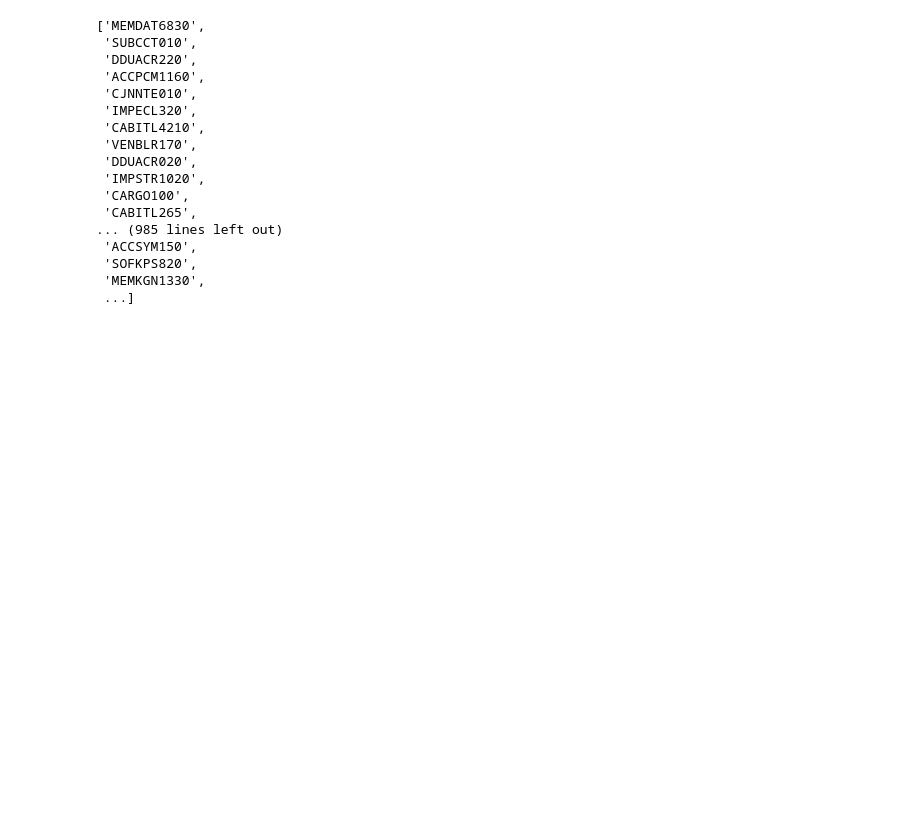
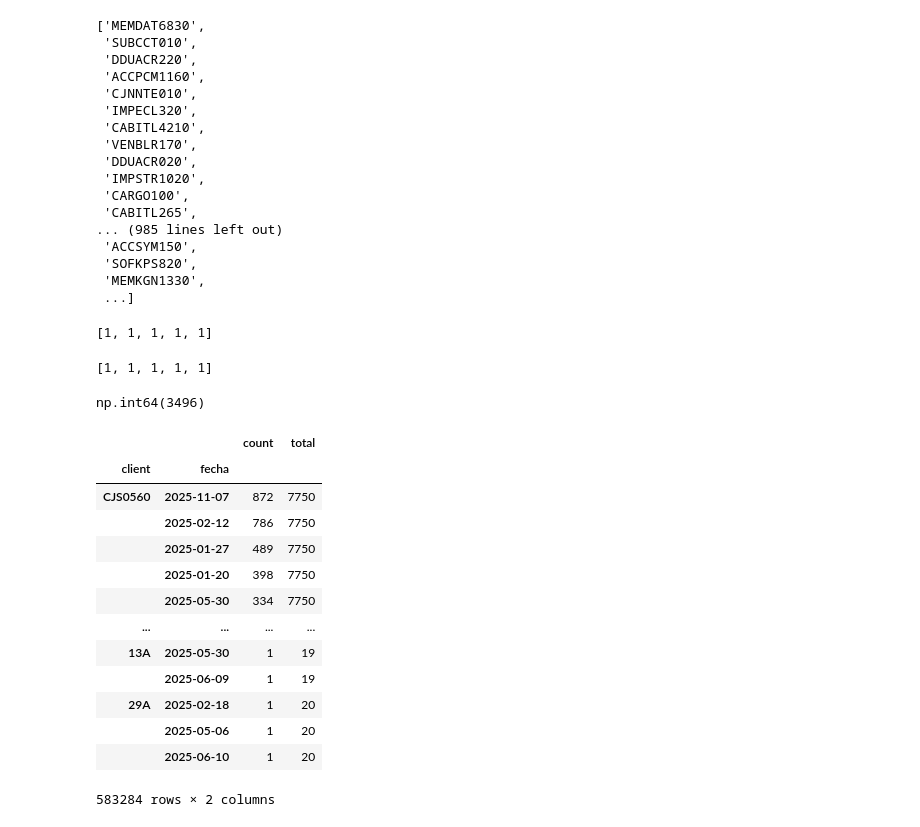
Before and after one commit to fdcir3tt/ct_dashboard, a Jupyter notebook: mock_up.ipynb, the cells around one changed output. Cells and saved outputs as stored; diff of their text form; code cells hidden in the pictures; blank space fills up the shorter version.

```diff
--- a/mock_up.ipynb
+++ b/mock_up.ipynb
@@ -801,3 +801,25 @@ list(df["productId"].unique())
  'SOFKPS820',
  'MEMKGN1330',
  ...]
+# %%
+import pandas as pd
+from src.preprocess import process_data
+from src.graphs import top_n
+
+
+def frequent_clients(data:pd.DataFrame,level:str="producto",n:int=5)->list[str]:
+    level_dict={"producto":"productId"}
+    df = data.groupby(["client","fecha",level_dict[level]]).value_counts(ascending=False)
+    frequent_clients = list( df[:n])
+    return frequent_clients
+
+data=process_data()
+
+freq_clients=frequent_clients(data)
+freq_clients
+# %% [output]
+[1, 1, 1, 1, 1]
+# %%
+freq_clients
+# %% [output]
+[1, 1, 1, 1, 1]
@@ -803,0 +832,23 @@ list(df["productId"].unique())
+# %%
+df[:7]["count"].sum()
+# %% [output]
+np.int64(3496)
+# %%
+df = data[["client","fecha"]].value_counts().to_frame("count")
+df["total"] = df.groupby(level="client")["count"].transform("sum")
+df
+# %% [output]
+|  |  | count | total |
+| client | fecha |  |  |
+| CJS0560 | 2025-11-07 | 872 | 7750 |
+|  | 2025-02-12 | 786 | 7750 |
+|  | 2025-01-27 | 489 | 7750 |
+|  | 2025-01-20 | 398 | 7750 |
+|  | 2025-05-30 | 334 | 7750 |
+| ... | ... | ... | ... |
+| 13A | 2025-05-30 | 1 | 19 |
+|  | 2025-06-09 | 1 | 19 |
+| 29A | 2025-02-18 | 1 | 20 |
+|  | 2025-05-06 | 1 | 20 |
+|  | 2025-06-10 | 1 | 20 |
+583284 rows × 2 columns
```
Also changed, not shown: parts of 24 cells of this notebook, 2 other files.
